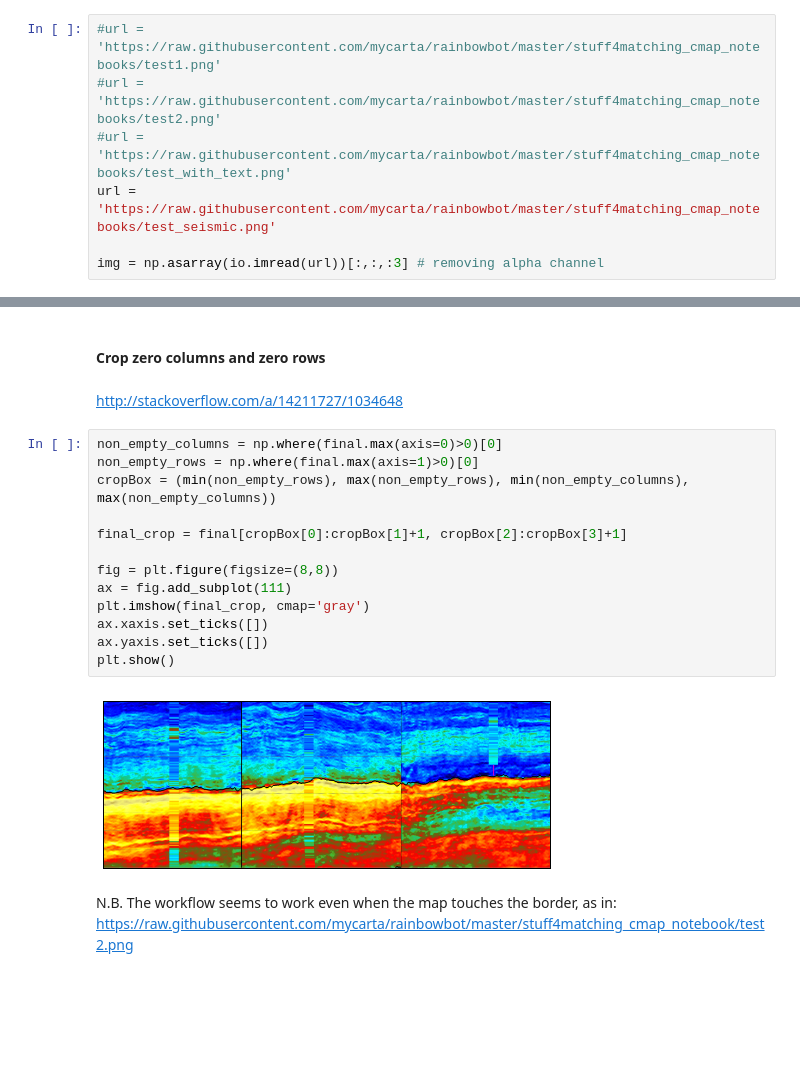
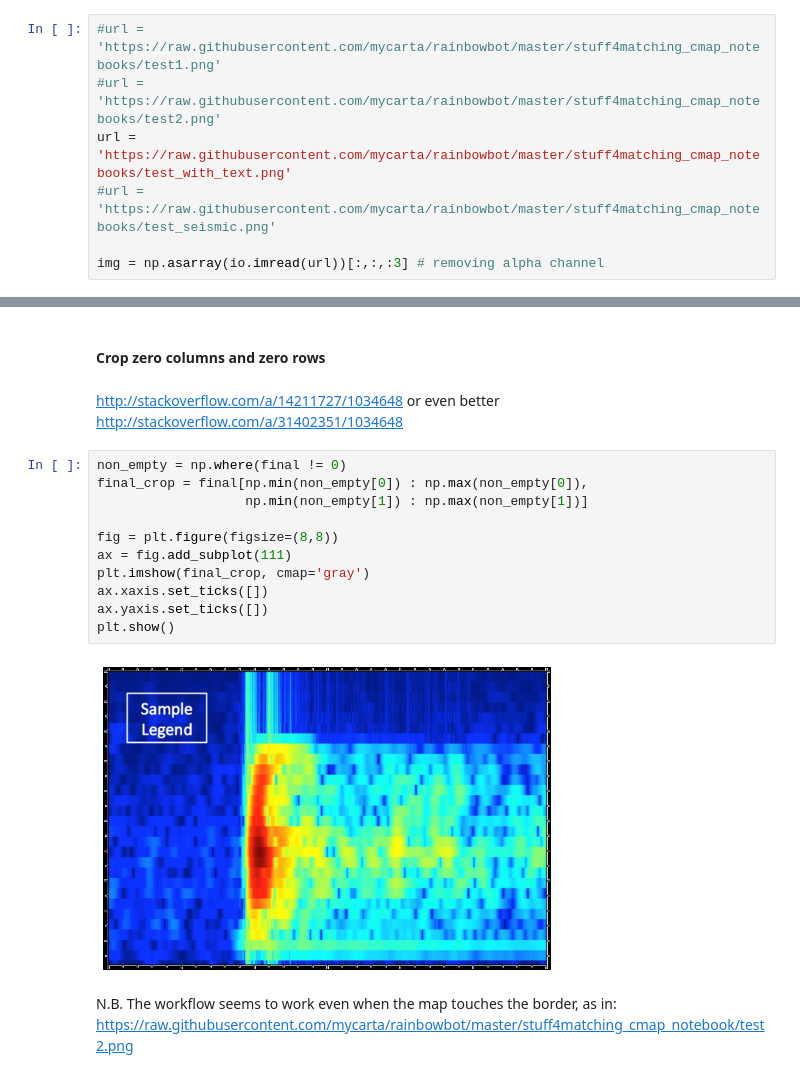
Before and after one commit to mycarta/rainbowbot, a Jupyter notebook: crop_image_reduce_colors_text_test_holes.ipynb, the cells around one changed output, grey strips where cells are left out. Cells and saved outputs as stored; diff of their text form; blank space fills up the shorter version.

```diff
--- a/crop_image_reduce_colors_text_test_holes.ipynb
+++ b/crop_image_reduce_colors_text_test_holes.ipynb
@@ -21,8 +21,8 @@ from skimage.morphology import reconstruction, remove_small_objects, remove_smal
 # %%
 #url = 'https://raw.githubusercontent.com/mycarta/rainbowbot/master/stuff4matching_cmap_notebooks/test1.png'
 #url = 'https://raw.githubusercontent.com/mycarta/rainbowbot/master/stuff4matching_cmap_notebooks/test2.png'
-#url = 'https://raw.githubusercontent.com/mycarta/rainbowbot/master/stuff4matching_cmap_notebooks/test_with_text.png'
-url = 'https://raw.githubusercontent.com/mycarta/rainbowbot/master/stuff4matching_cmap_notebooks/test_seismic.png'
+url = 'https://raw.githubusercontent.com/mycarta/rainbowbot/master/stuff4matching_cmap_notebooks/test_with_text.png'
+#url = 'https://raw.githubusercontent.com/mycarta/rainbowbot/master/stuff4matching_cmap_notebooks/test_seismic.png'
 
 img = np.asarray(io.imread(url))[:,:,:3] # removing alpha channel
 # %%
@@ -116,21 +118,20 @@ plt.show()
 #### Crop zero columns and zero rows
 # %% [markdown]
 http://stackoverflow.com/a/14211727/1034648
+or even better http://stackoverflow.com/a/31402351/1034648
 # %%
-non_empty_columns = np.where(final.max(axis=0)>0)[0]
-non_empty_rows = np.where(final.max(axis=1)>0)[0]
-cropBox = (min(non_empty_rows), max(non_empty_rows), min(non_empty_columns), max(non_empty_columns))
-
-final_crop = final[cropBox[0]:cropBox[1]+1, cropBox[2]:cropBox[3]+1]
+non_empty = np.where(final != 0)
+final_crop = final[np.min(non_empty[0]) : np.max(non_empty[0]),
+                   np.min(non_empty[1]) : np.max(non_empty[1])]
 
 fig = plt.figure(figsize=(8,8))
 ax = fig.add_subplot(111)
 plt.imshow(final_crop, cmap='gray')
 ax.xaxis.set_ticks([])
 ax.yaxis.set_ticks([])
 plt.show()
 # %% [output]
-[figure, old version]
+[figure, new version]
 # %% [markdown]
 N.B. The workflow seems to work even when the map touches the border, as in:
 https://raw.githubusercontent.com/mycarta/rainbowbot/master/stuff4matching_cmap_notebook/test2.png
```
Also changed, not shown: parts of 7 cells of this notebook.
